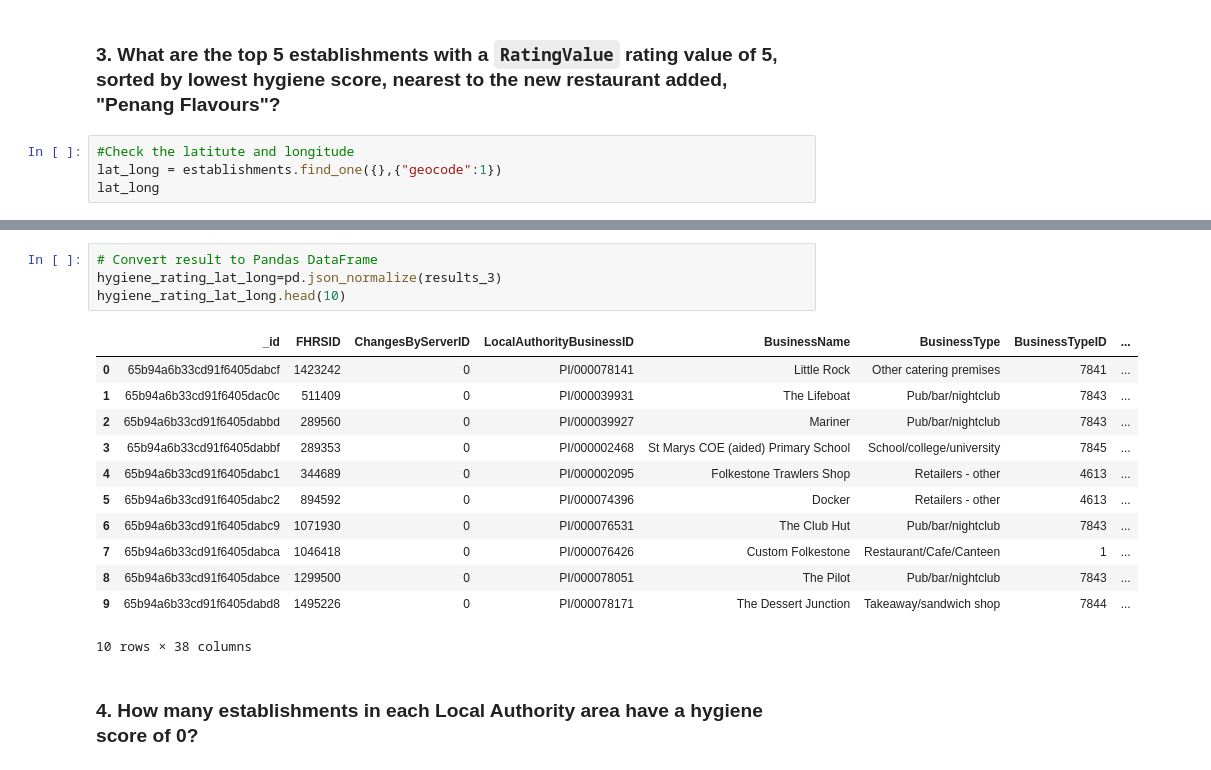
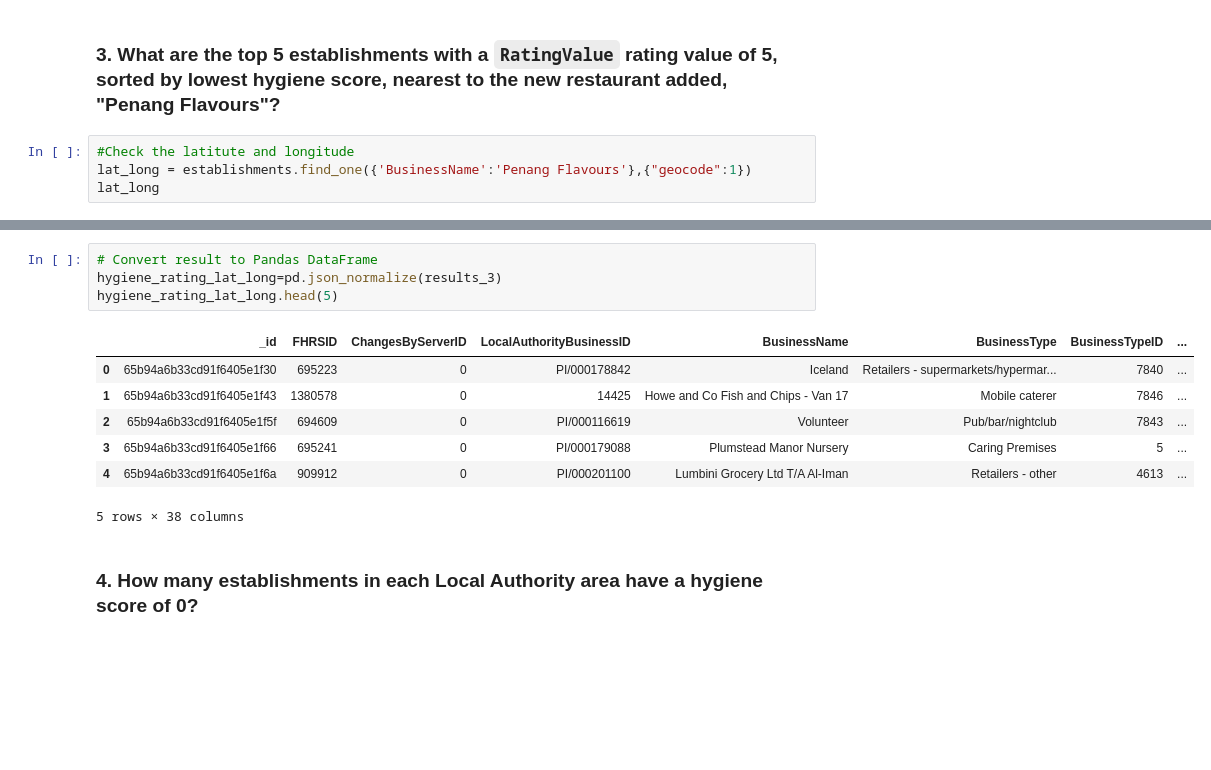
Before and after one commit to KamillaToberia/nosql-challenge, a Jupyter notebook: NoSQL_analysis_starter.ipynb, the cells around one changed output, grey strips where cells are left out. Drawn from its saved outputs; the diff is of its cells as text; blank space fills up the shorter version.

```diff
--- a/NoSQL_analysis_starter.ipynb
+++ b/NoSQL_analysis_starter.ipynb
@@ -162,6 +162,6 @@ The number of rows in this DataFrame is: 33
 ### 3. What are the top 5 establishments with a `RatingValue` rating value of 5, sorted by lowest hygiene score, nearest to the new restaurant added, "Penang Flavours"?
 # %%
 #Check the latitute and longitude
-lat_long = establishments.find_one({},{"geocode":1})
+lat_long = establishments.find_one({'BusinessName':'Penang Flavours'},{"geocode":1})
 lat_long
 # %% [output]
@@ -208,20 +208,15 @@ for result in results_3:
 # %%
 # Convert result to Pandas DataFrame
 hygiene_rating_lat_long=pd.json_normalize(results_3)
-hygiene_rating_lat_long.head(10)
+hygiene_rating_lat_long.head(5)
 # %% [output]
 |  | _id | FHRSID | ChangesByServerID | LocalAuthorityBusinessID | BusinessName | BusinessType | BusinessTypeID | ... |
-| 0 | 65b94a6b33cd91f6405dabcf | 1423242 | 0 | PI/000078141 | Little Rock | Other catering premises | 7841 | ... |
-| 1 | 65b94a6b33cd91f6405dac0c | 511409 | 0 | PI/000039931 | The Lifeboat | Pub/bar/nightclub | 7843 | ... |
-| 2 | 65b94a6b33cd91f6405dabbd | 289560 | 0 | PI/000039927 | Mariner | Pub/bar/nightclub | 7843 | ... |
-| 3 | 65b94a6b33cd91f6405dabbf | 289353 | 0 | PI/000002468 | St Marys COE (aided) Primary School | School/college/university | 7845 | ... |
-| 4 | 65b94a6b33cd91f6405dabc1 | 344689 | 0 | PI/000002095 | Folkestone Trawlers Shop | Retailers - other | 4613 | ... |
-| 5 | 65b94a6b33cd91f6405dabc2 | 894592 | 0 | PI/000074396 | Docker | Retailers - other | 4613 | ... |
-| 6 | 65b94a6b33cd91f6405dabc9 | 1071930 | 0 | PI/000076531 | The Club Hut | Pub/bar/nightclub | 7843 | ... |
-| 7 | 65b94a6b33cd91f6405dabca | 1046418 | 0 | PI/000076426 | Custom Folkestone | Restaurant/Cafe/Canteen | 1 | ... |
-| 8 | 65b94a6b33cd91f6405dabce | 1299500 | 0 | PI/000078051 | The Pilot | Pub/bar/nightclub | 7843 | ... |
-| 9 | 65b94a6b33cd91f6405dabd8 | 1495226 | 0 | PI/000078171 | The Dessert Junction | Takeaway/sandwich shop | 7844 | ... |
+| 0 | 65b94a6b33cd91f6405e1f30 | 695223 | 0 | PI/000178842 | Iceland | Retailers - supermarkets/hypermar... | 7840 | ... |
+| 1 | 65b94a6b33cd91f6405e1f43 | 1380578 | 0 | 14425 | Howe and Co Fish and Chips - Van 17 | Mobile caterer | 7846 | ... |
+| 2 | 65b94a6b33cd91f6405e1f5f | 694609 | 0 | PI/000116619 | Volunteer | Pub/bar/nightclub | 7843 | ... |
+| 3 | 65b94a6b33cd91f6405e1f66 | 695241 | 0 | PI/000179088 | Plumstead Manor Nursery | Caring Premises | 5 | ... |
+| 4 | 65b94a6b33cd91f6405e1f6a | 909912 | 0 | PI/000201100 | Lumbini Grocery Ltd T/A Al-Iman | Retailers - other | 4613 | ... |
-10 rows × 38 columns
+5 rows × 38 columns
 # %% [markdown]
 ### 4. How many establishments in each Local Authority area have a hygiene score of 0?
 # %%
```
Also changed, not shown: parts of 2 cells of this notebook.
